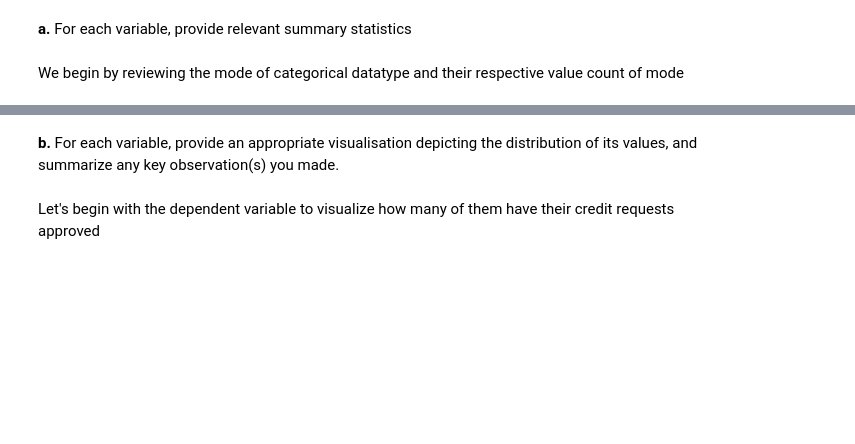
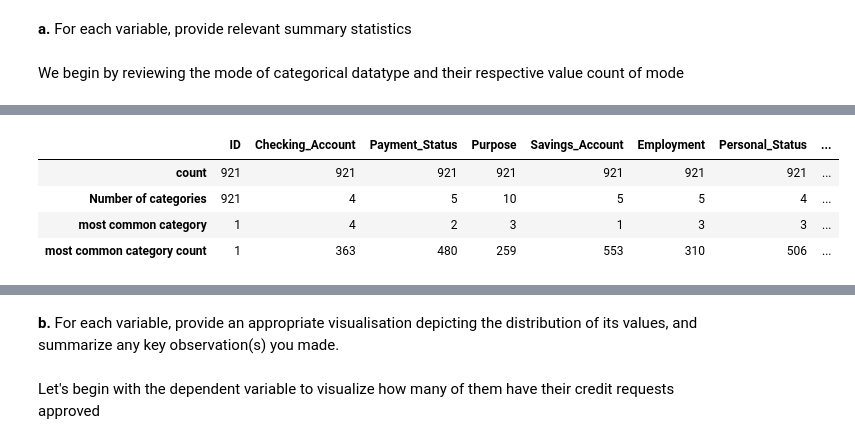
Before and after one commit to Bk49/CS105-Project, a Jupyter notebook: CS105 Project Submission Part I 2023.ipynb, the cells around one changed output, grey strips where cells are left out. Drawn from its saved outputs; the diff is of its cells as text; code cells hidden in the pictures; blank space fills up the shorter version.

```diff
--- a/CS105 Project Submission Part I 2023.ipynb
+++ b/CS105 Project Submission Part I 2023.ipynb
@@ -637,3 +692,15 @@ We begin by reviewing the mode of categorical datatype and their respective valu
+# %%
+df[["ID","Checking_Account","Payment_Status","Purpose","Savings_Account","Employment","Personal_Status","Guarantors","Residence_Length","Assets","Existing_Credits","Housing_Type","Occupation","Telephone","Foreign_Worker","Approval"]].describe().rename({
+    'unique':'Number of categories',
+    'top': 'most common category',
+    'freq': 'most common category count'
+})
+# %% [output]
+|  | ID | Checking_Account | Payment_Status | Purpose | Savings_Account | Employment | Personal_Status | ... |
+| count | 921 | 921 | 921 | 921 | 921 | 921 | 921 | ... |
+| Number of categories | 921 | 4 | 5 | 10 | 5 | 5 | 4 | ... |
+| most common category | 1 | 4 | 2 | 3 | 1 | 3 | 3 | ... |
+| most common category count | 1 | 363 | 480 | 259 | 553 | 310 | 506 | ... |
 # %%
 payment_status_data = df["Payment_Status"].value_counts()
 payment_status_data = payment_status_data.rename(index={
```
Also changed, not shown: parts of 22 cells of this notebook.
